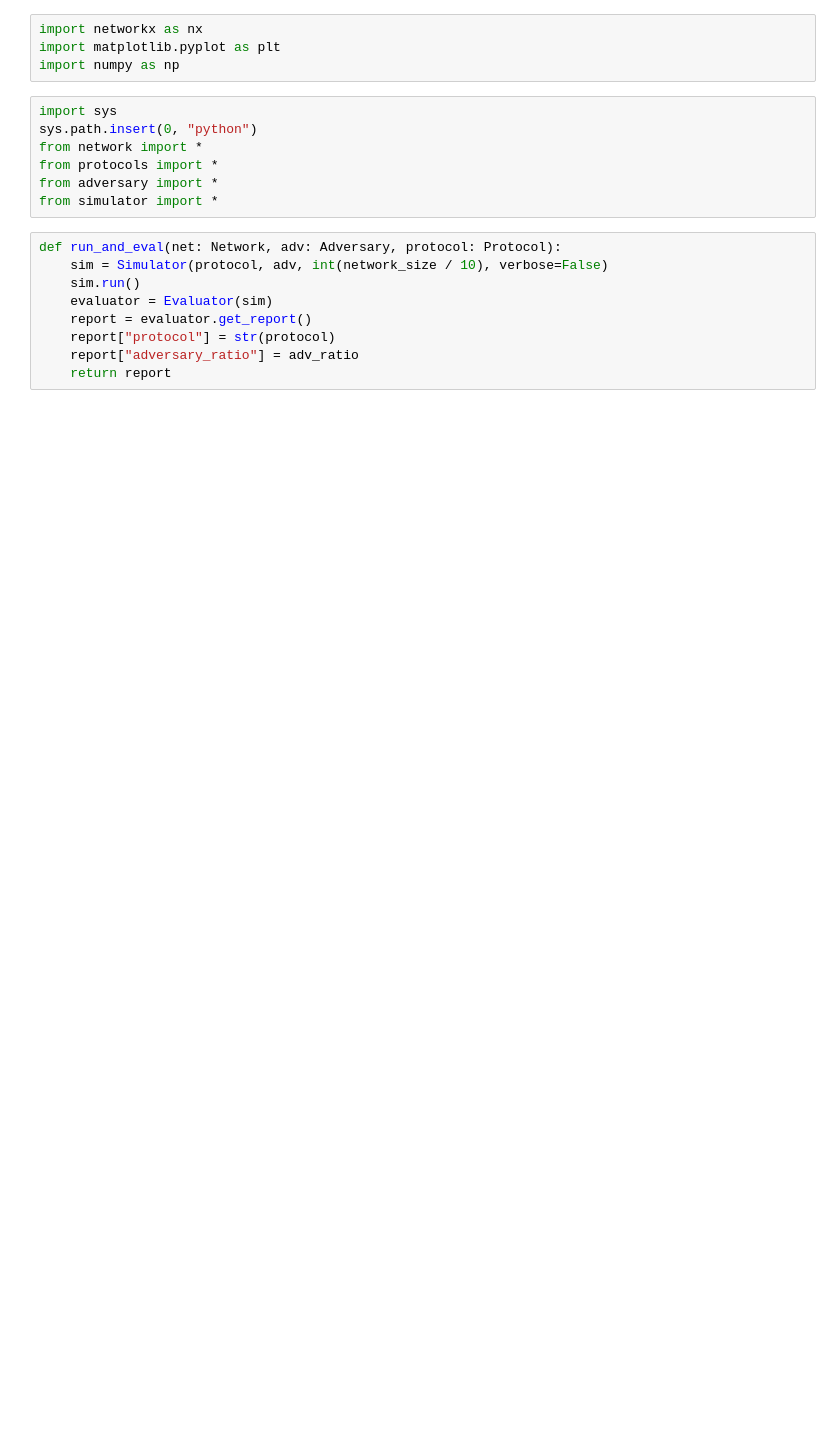
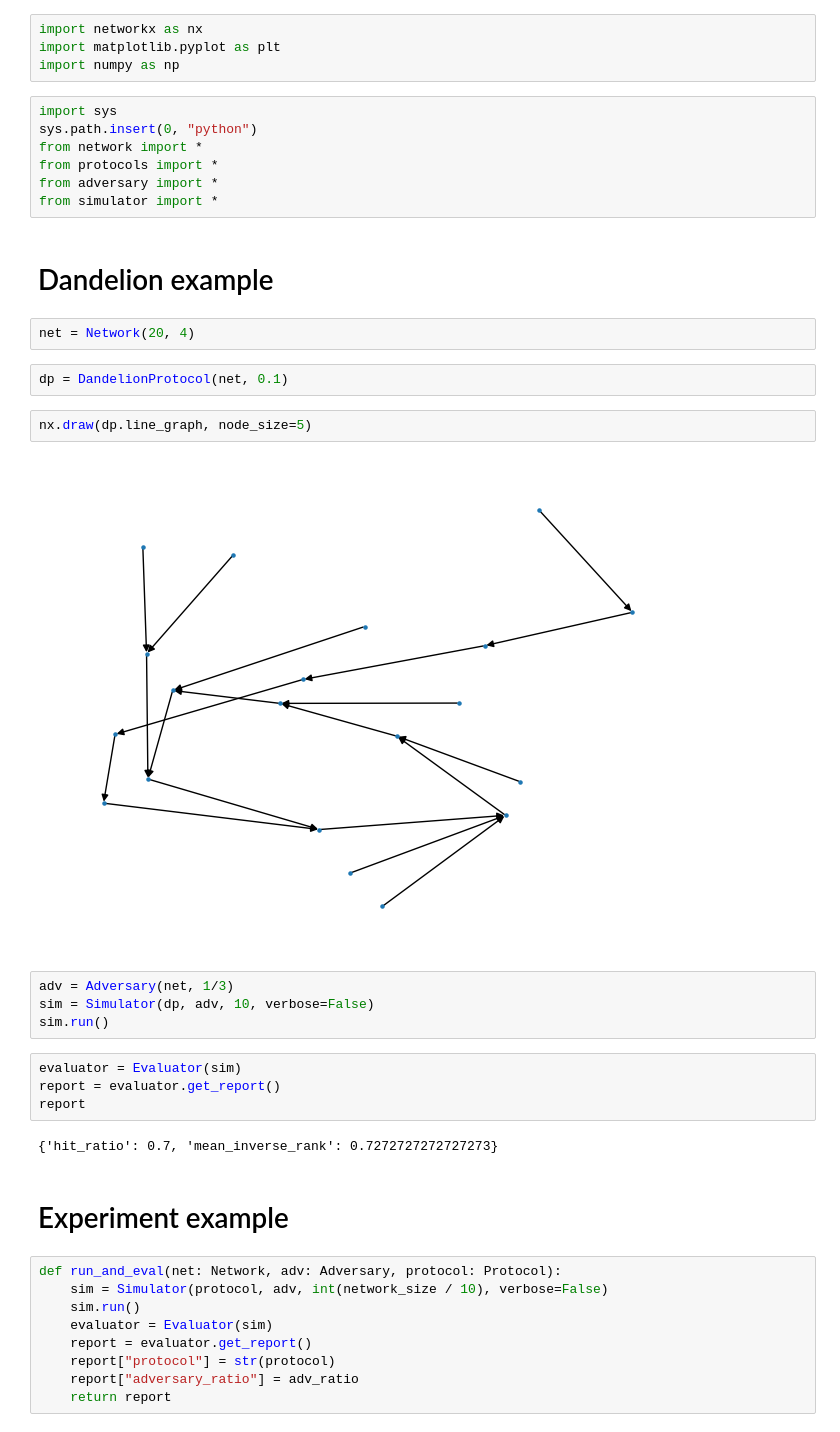
Before and after one commit to ferencberes/ethp2psim, a Jupyter notebook: Experimental.ipynb, the cells around one changed output. Saved outputs shown, nothing was run; the diff lists cells and outputs as text; blank space fills up the shorter version.

```diff
--- a/Experimental.ipynb
+++ b/Experimental.ipynb
@@ -9,6 +9,28 @@ from network import *
 from protocols import *
 from adversary import *
 from simulator import *
+# %% [markdown]
+# Dandelion example
+# %%
+net = Network(20, 4)
+# %%
+dp = DandelionProtocol(net, 0.1)
+# %%
+nx.draw(dp.line_graph, node_size=5)
+# %% [output]
+[figure, added]
+# %%
+adv = Adversary(net, 1/3)
+sim = Simulator(dp, adv, 10, verbose=False)
+sim.run()
+# %%
+evaluator = Evaluator(sim)
+report = evaluator.get_report()
+report
+# %% [output]
+{'hit_ratio': 0.7, 'mean_inverse_rank': 0.7272727272727273}
+# %% [markdown]
+# Experiment example
 # %%
 def run_and_eval(net: Network, adv: Adversary, protocol: Protocol):
     sim = Simulator(protocol, adv, int(network_size / 10), verbose=False)
```
Also changed, not shown: parts of 5 cells of this notebook, 7 other files.
